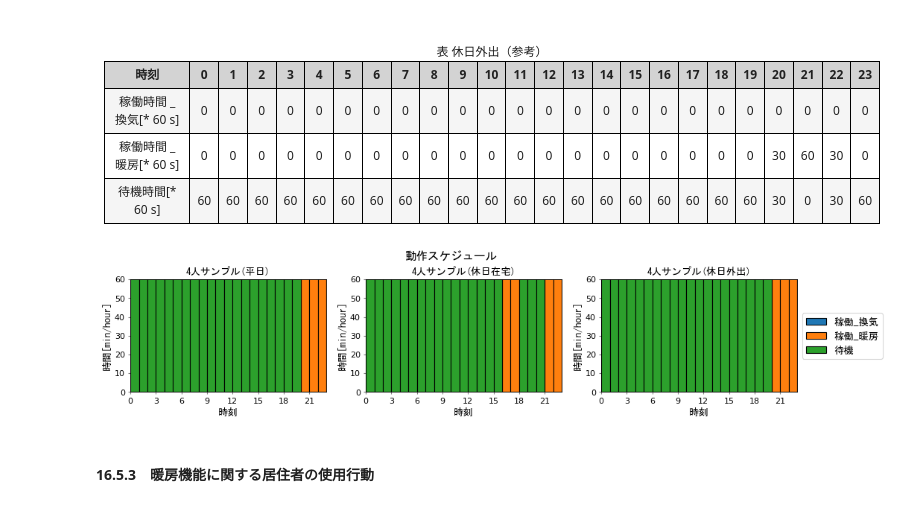
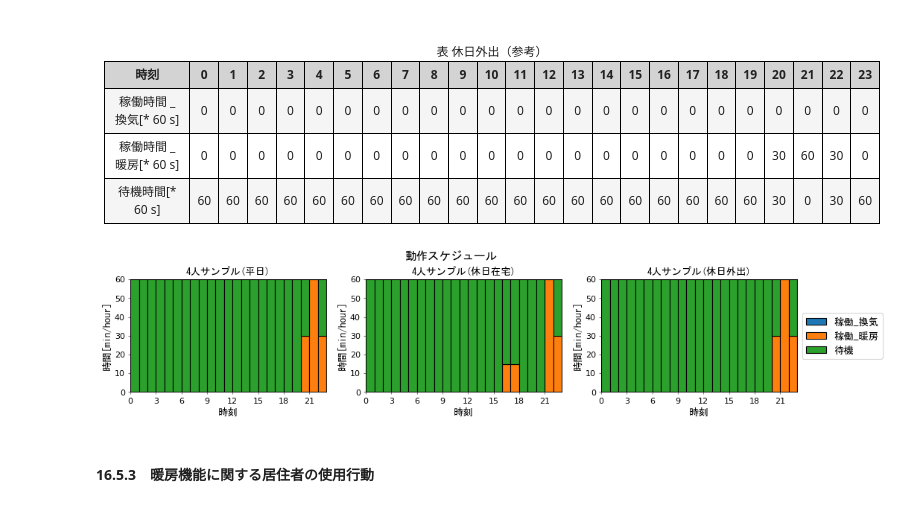
Before and after one commit to HiromiHabara/Jiritsu-EnergyUseOfApp, a Jupyter notebook: bathroom_heating_and_ventilation.ipynb, the cells around one changed output. Cells and saved outputs as stored; diff of their text form; code cells hidden in the pictures.

Commit message:
Correct a function to plot charts
グラフを描く関数を修正。

```diff
--- a/bathroom_heating_and_ventilation.ipynb
+++ b/bathroom_heating_and_ventilation.ipynb
@@ -724,36 +724,36 @@ for i, time_use_type in enumerate(time_use_types):
     y_values = y_value_sets[time_use_type[0]]
 
     for j, app_status_type in enumerate(app_status_types):
-        y_value = y_values[app_status_type[0]]
+        y_value = np.array(y_values[app_status_type[0]]) / 60
         if j == 0:
             ax.bar(x_value, y_value, align='edge', width=1.0, edgecolor='black', label=app_status_type[1])
             y_bottom = y_value
         else:
             ax.bar(x_value, y_value, align='edge', width=1.0, edgecolor='black', label=app_status_type[1], bottom=y_bottom)
             y_bottom = y_value
 
     # x軸の設定
     ax.set_xlabel('時刻', fontdict={'fontproperties':fp})
     ax.set_xticks(np.arange(0, 25, 3), minor=False)
     ax.set_xbound(lower=0, upper=23)
     # y軸の設定
     ax.set_ylabel('時間[min/hour]', fontdict={'fontproperties':fp})
     ax.set_yticks(np.arange(0, 70, 10), minor=False)
     ax.set_ybound(lower=0, upper=60)
     # 目盛りの設定
     ax.grid(which='major', color='lightgray', alpha=0.5, linestyle='-')
     ax.tick_params(direction='out', length=3, width=1, color='gray')
     ax.set_axisbelow(True)
 
 # 凡例
 plt.legend(loc='center left', bbox_to_anchor=(1, 0.5), borderaxespad=0.5, frameon=True,  prop=fp)
 
 # グラフの重なりを解消
 plt.tight_layout()
 plt.subplots_adjust(top=0.82)
 plt.show()
 # %% [output]
-[figure, old version]
+[figure, new version]
 # %% [markdown]
 #### 16.5.3　暖房機能に関する居住者の使用行動
 # %% [markdown]
```
